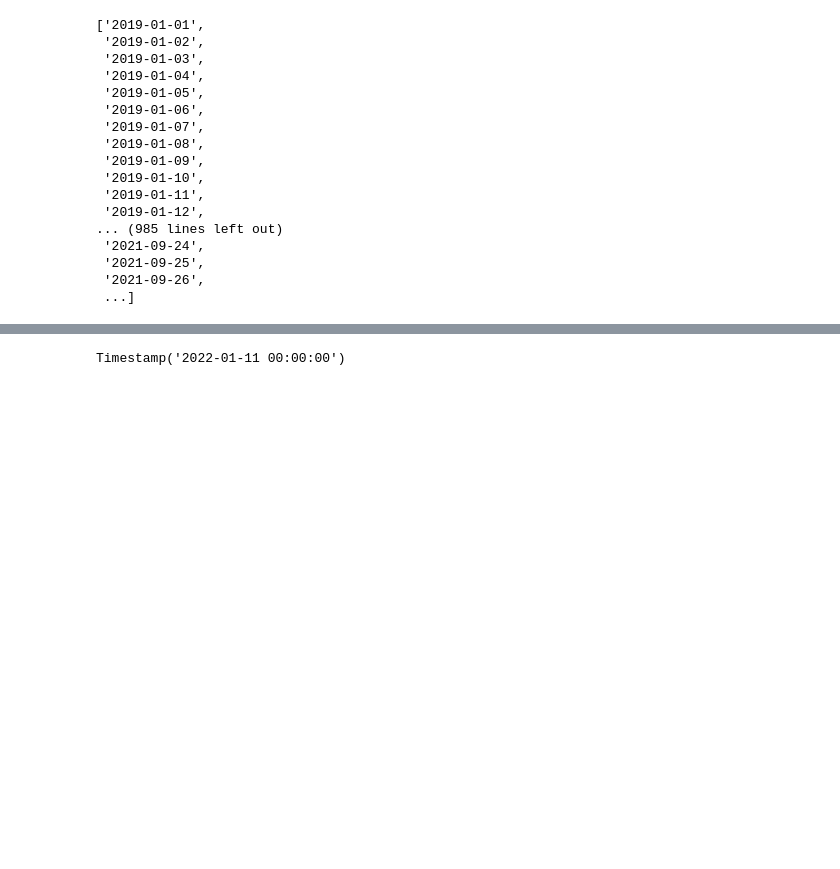
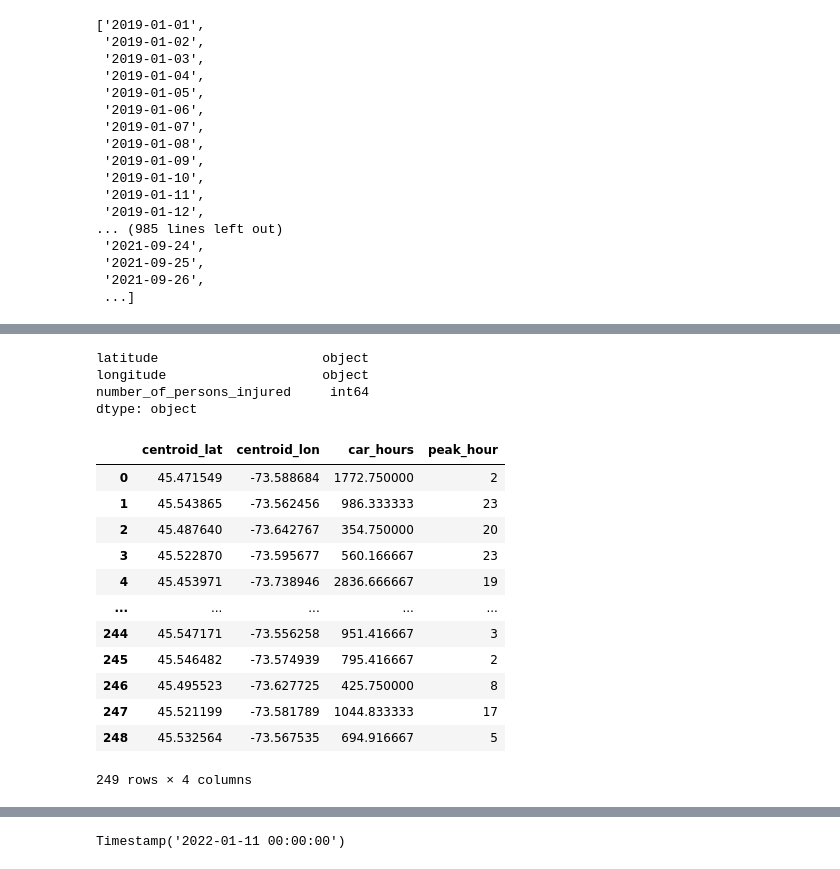
Before and after one commit to tiroger/nyc-vehicle-collisions, a Jupyter notebook: viz.ipynb, the cells around one changed output, grey strips where cells are left out. Saved outputs shown, nothing was run; the diff lists cells and outputs as text; code cells hidden in the pictures; blank space fills up the shorter version.

```diff
--- a/viz.ipynb
+++ b/viz.ipynb
@@ -298,0 +284,8 @@ latest_collision_date_df
+# %%
+injured = NoNa_latest_collision_date_df[['latitude', 'longitude', 'number_of_persons_injured']].copy()
+injured.dtypes
+# %% [output]
+latitude                     object
+longitude                    object
+number_of_persons_injured     int64
+dtype: object
@@ -299,3 +313,19 @@ latest_collision_date_df
+# %%
+df
+# %% [output]
+|  | centroid_lat | centroid_lon | car_hours | peak_hour |
+| 0 | 45.471549 | -73.588684 | 1772.750000 | 2 |
+| 1 | 45.543865 | -73.562456 | 986.333333 | 23 |
+| 2 | 45.487640 | -73.642767 | 354.750000 | 20 |
+| 3 | 45.522870 | -73.595677 | 560.166667 | 23 |
+| 4 | 45.453971 | -73.738946 | 2836.666667 | 19 |
+| ... | ... | ... | ... | ... |
+| 244 | 45.547171 | -73.556258 | 951.416667 | 3 |
+| 245 | 45.546482 | -73.574939 | 795.416667 | 2 |
+| 246 | 45.495523 | -73.627725 | 425.750000 | 8 |
+| 247 | 45.521199 | -73.581789 | 1044.833333 | 17 |
+| 248 | 45.532564 | -73.567535 | 694.916667 | 5 |
+249 rows × 4 columns
 # %%
 ###########################
 # COLLISIONS IN PAST WEEK #
```
Also changed, not shown: parts of 9 cells of this notebook, 3 other files.
